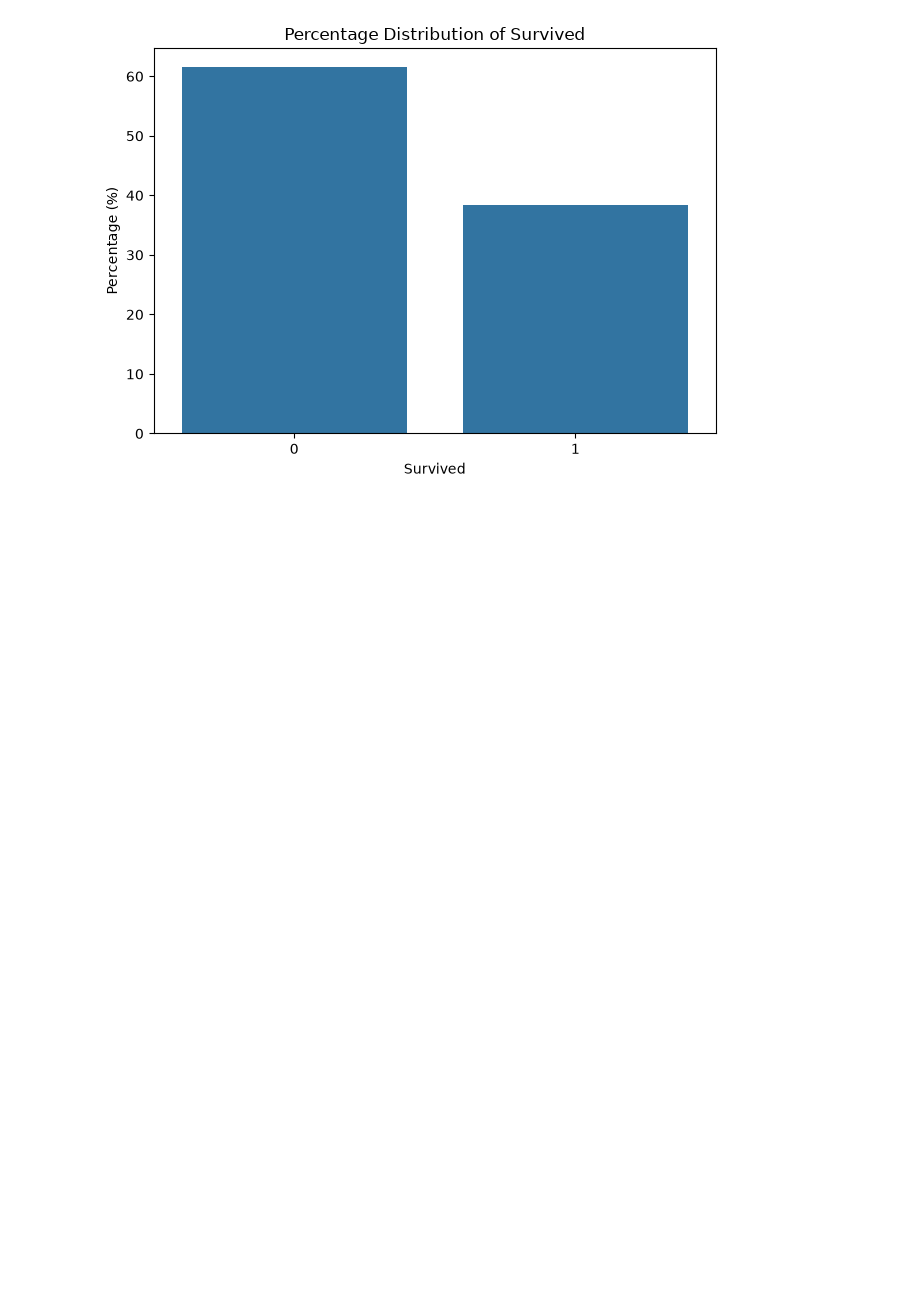
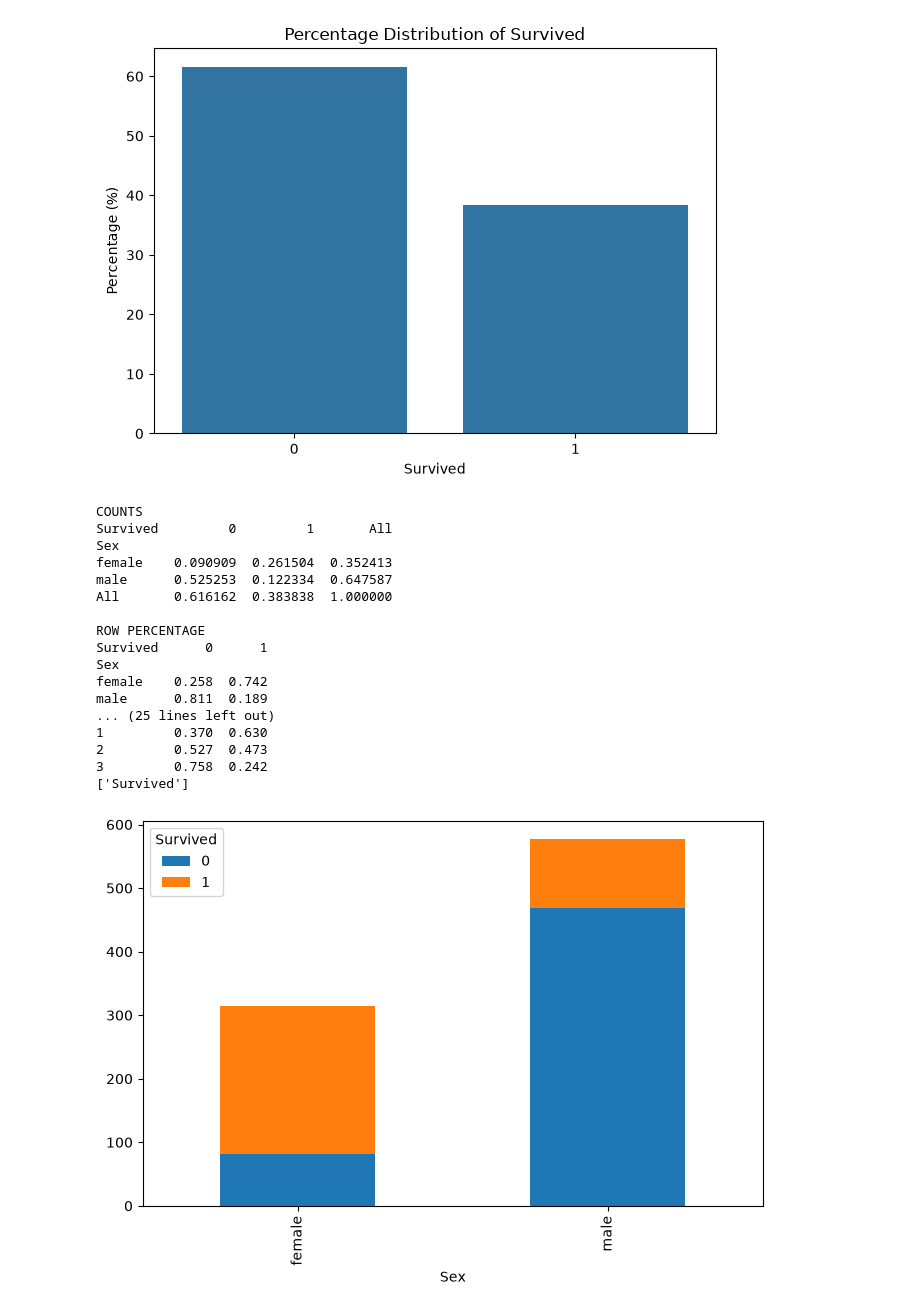
Before and after one commit to prabhatkulkarni/Titanic-Survival-Prediction, a Jupyter notebook: notebooks/01_eda.ipynb, the cells around one changed output. Drawn from its saved outputs; the diff is of its cells as text; code cells hidden in the pictures; blank space fills up the shorter version.

Commit message:
Done framework of EDA

```diff
--- a/notebooks/01_eda.ipynb
+++ b/notebooks/01_eda.ipynb
@@ -409,3 +409,37 @@ COUNT DISTIRBUTION
 [figure]
 PRECENTAGE DISTRUBTION
 [figure]
+# %%
+def analyze_categorical_vs_target(df : pd.DataFrame, categorical_columns : list [str], target : list):
+    for col in categorical_columns:
+        print("COUNTS")
+        print(pd.crosstab(df[col] ,df["Survived"], normalize=True, margins=True))
+
+        print("\nROW PERCENTAGE")
+        print(pd.crosstab(df[col], df["Survived"], normalize="index").round(3))
+        pd.crosstab(df[col], df["Survived"]).plot(
+        kind="bar",
+        stacked=True,
+        figsize=(8,5)
+        )
+analyze_categorical_vs_target(df,categorical_feature,column_groups["target"])
+print(column_groups["target"])
+# %% [output]
+COUNTS
+Survived         0         1       All
+Sex
+female    0.090909  0.261504  0.352413
+male      0.525253  0.122334  0.647587
+All       0.616162  0.383838  1.000000
+
+ROW PERCENTAGE
+Survived      0      1
+Sex
+female    0.258  0.742
+male      0.811  0.189
+... (25 lines left out)
+1         0.370  0.630
+2         0.527  0.473
+3         0.758  0.242
+['Survived']
+[figure, added]
```
Also changed, not shown: parts of 1 cell of this notebook.
